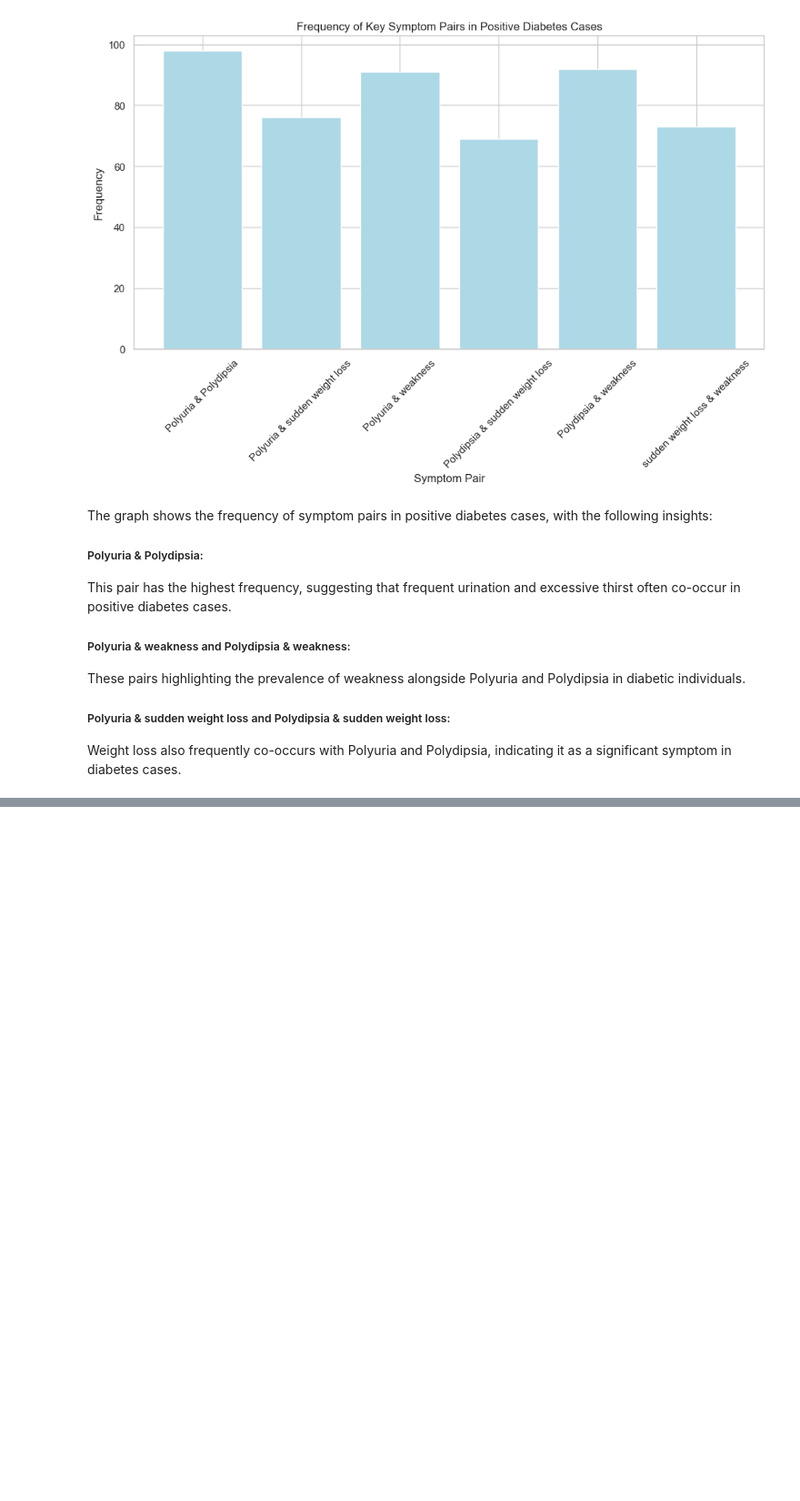
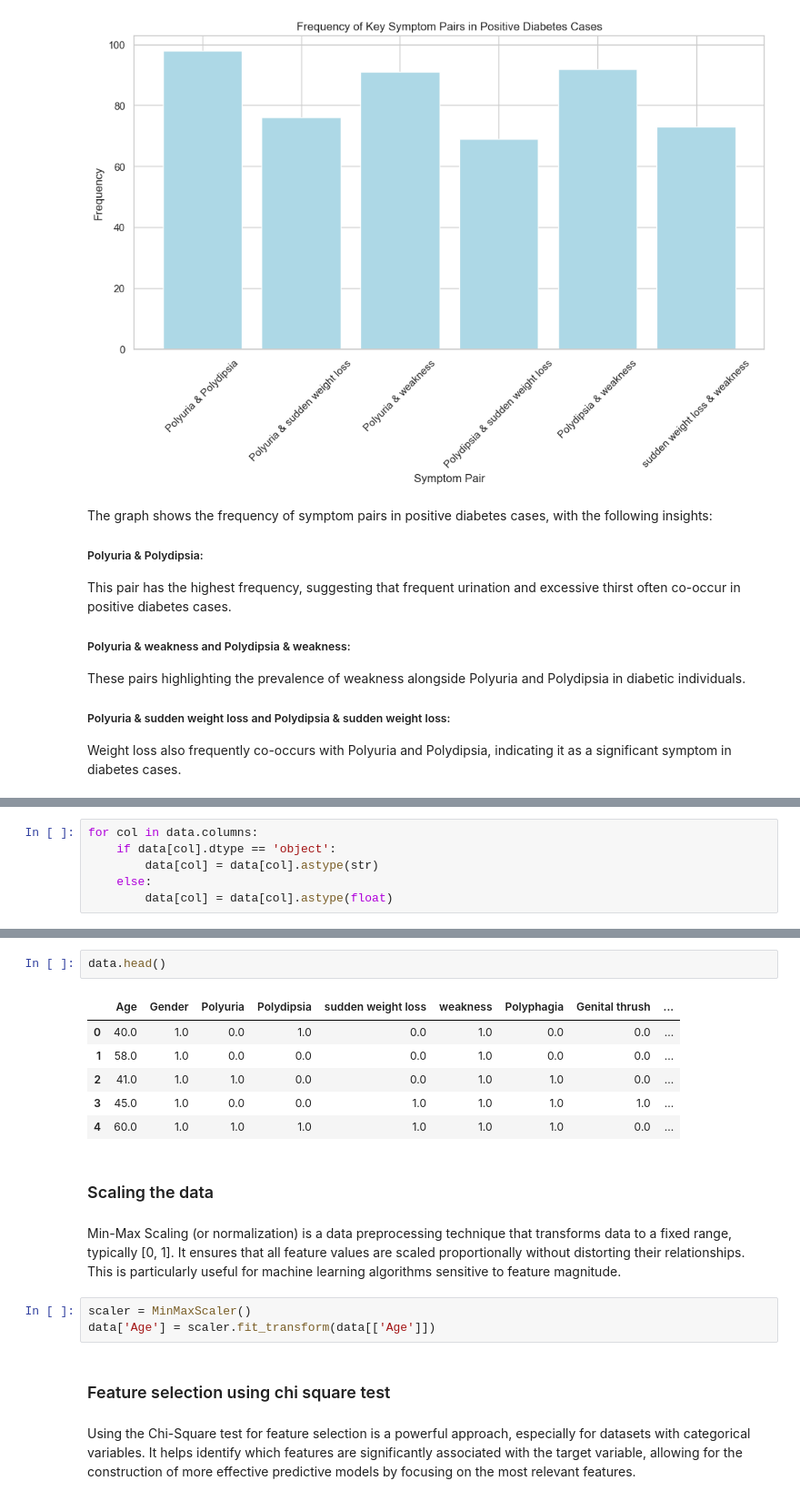
Before and after one commit to charitha-duvvuru/charitha-GlucoSense-Infy-Nov24, a Jupyter notebook: Modelling.ipynb, the cells around one changed output, grey strips where cells are left out. Shown at 91% size. Cells and saved outputs as stored; diff of their text form; blank space fills up the shorter version.

```diff
--- a/EDA.ipynb
+++ b/Modelling.ipynb
@@ -466,0 +492,6 @@ Weight loss also frequently co-occurs with Polyuria and Polydipsia, indicating i
+# %%
+for col in data.columns:
+    if data[col].dtype == 'object':
+        data[col] = data[col].astype(str)
+    else:
+        data[col] = data[col].astype(float)
@@ -466,0 +506,20 @@ Weight loss also frequently co-occurs with Polyuria and Polydipsia, indicating i
+# %%
+data.head()
+# %% [output]
+|  | Age | Gender | Polyuria | Polydipsia | sudden weight loss | weakness | Polyphagia | Genital thrush | ... |
+| 0 | 40.0 | 1.0 | 0.0 | 1.0 | 0.0 | 1.0 | 0.0 | 0.0 | ... |
+| 1 | 58.0 | 1.0 | 0.0 | 0.0 | 0.0 | 1.0 | 0.0 | 0.0 | ... |
+| 2 | 41.0 | 1.0 | 1.0 | 0.0 | 0.0 | 1.0 | 1.0 | 0.0 | ... |
+| 3 | 45.0 | 1.0 | 0.0 | 0.0 | 1.0 | 1.0 | 1.0 | 1.0 | ... |
+| 4 | 60.0 | 1.0 | 1.0 | 1.0 | 1.0 | 1.0 | 1.0 | 0.0 | ... |
+# %% [markdown]
+### Scaling the data
+# %% [markdown]
+Min-Max Scaling (or normalization) is a data preprocessing technique that transforms data to a fixed range, typically [0, 1]. It ensures that all feature values are scaled proportionally without distorting their relationships. This is particularly useful for machine learning algorithms sensitive to feature magnitude.
+# %%
+scaler = MinMaxScaler()
+data['Age'] = scaler.fit_transform(data[['Age']])
+# %% [markdown]
+### Feature selection using chi square test
+# %% [markdown]
+Using the Chi-Square test for feature selection is a powerful approach, especially for datasets with categorical variables. It helps identify which features are significantly associated with the target variable, allowing for the construction of more effective predictive models by focusing on the most relevant features.
```
Also changed, not shown: parts of 55 cells of this notebook.
